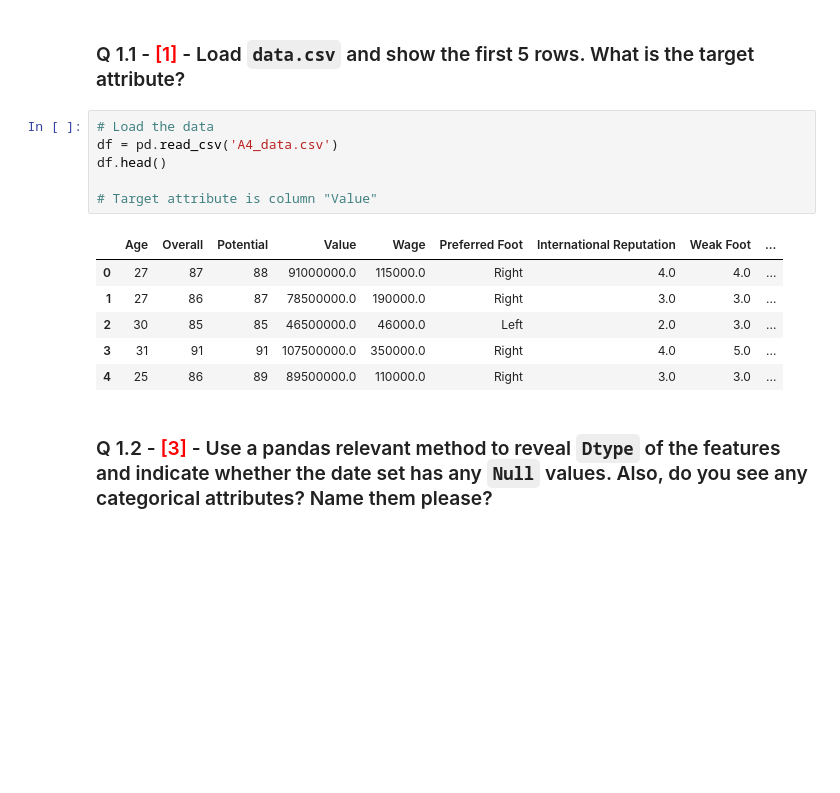
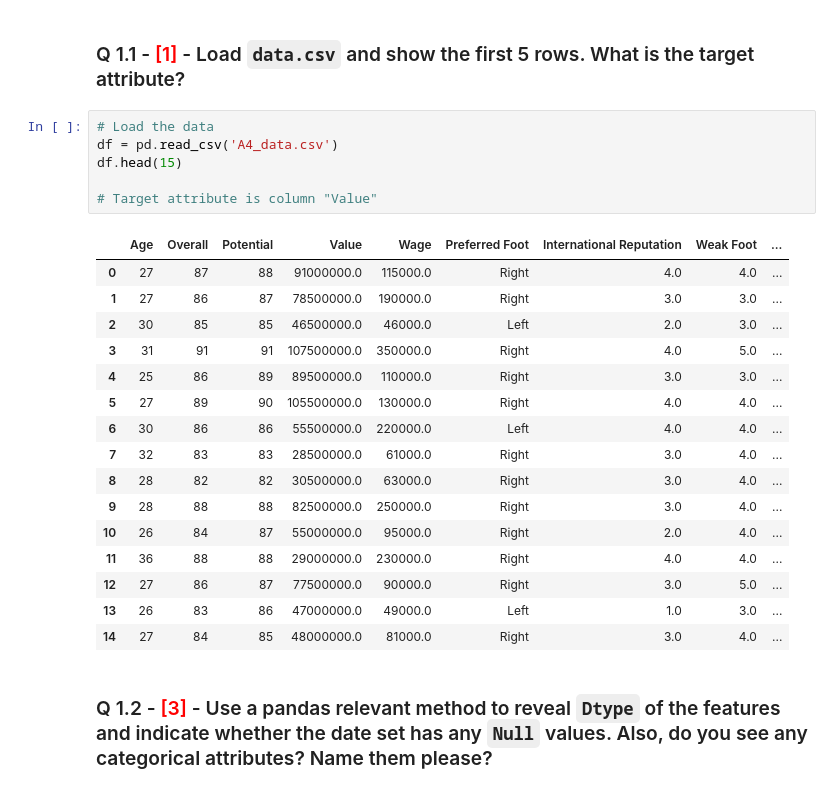
Before and after one commit to ParamvirSran/Machine-Learning, a Jupyter notebook: A4/Assignment_4.ipynb, the cells around one changed output. Drawn from its saved outputs; the diff is of its cells as text; blank space fills up the shorter version.

```diff
--- a/A4/Assignment_4.ipynb
+++ b/A4/Assignment_4.ipynb
@@ -44,16 +44,26 @@ You are going to work on a dataset which lists certain attributes of the soccer
 # %%
 # Load the data
 df = pd.read_csv('A4_data.csv')
-df.head()
+df.head(15)
 
 # Target attribute is column "Value"
 # %% [output]
 |  | Age | Overall | Potential | Value | Wage | Preferred Foot | International Reputation | Weak Foot | ... |
 | 0 | 27 | 87 | 88 | 91000000.0 | 115000.0 | Right | 4.0 | 4.0 | ... |
 | 1 | 27 | 86 | 87 | 78500000.0 | 190000.0 | Right | 3.0 | 3.0 | ... |
 | 2 | 30 | 85 | 85 | 46500000.0 | 46000.0 | Left | 2.0 | 3.0 | ... |
 | 3 | 31 | 91 | 91 | 107500000.0 | 350000.0 | Right | 4.0 | 5.0 | ... |
 | 4 | 25 | 86 | 89 | 89500000.0 | 110000.0 | Right | 3.0 | 3.0 | ... |
+| 5 | 27 | 89 | 90 | 105500000.0 | 130000.0 | Right | 4.0 | 4.0 | ... |
+| 6 | 30 | 86 | 86 | 55500000.0 | 220000.0 | Left | 4.0 | 4.0 | ... |
+| 7 | 32 | 83 | 83 | 28500000.0 | 61000.0 | Right | 3.0 | 4.0 | ... |
+| 8 | 28 | 82 | 82 | 30500000.0 | 63000.0 | Right | 3.0 | 4.0 | ... |
+| 9 | 28 | 88 | 88 | 82500000.0 | 250000.0 | Right | 3.0 | 4.0 | ... |
+| 10 | 26 | 84 | 87 | 55000000.0 | 95000.0 | Right | 2.0 | 4.0 | ... |
+| 11 | 36 | 88 | 88 | 29000000.0 | 230000.0 | Right | 4.0 | 4.0 | ... |
+| 12 | 27 | 86 | 87 | 77500000.0 | 90000.0 | Right | 3.0 | 5.0 | ... |
+| 13 | 26 | 83 | 86 | 47000000.0 | 49000.0 | Left | 1.0 | 3.0 | ... |
+| 14 | 27 | 84 | 85 | 48000000.0 | 81000.0 | Right | 3.0 | 4.0 | ... |
 # %% [markdown]
 ### Q 1.2 - <span style="color:red">[3]</span> - Use a pandas relevant method to reveal `Dtype` of the features and indicate whether the date set has any `Null` values. Also, do you see any categorical attributes? Name them please?
 # %%
```
Also changed, not shown: parts of 3 cells of this notebook.
